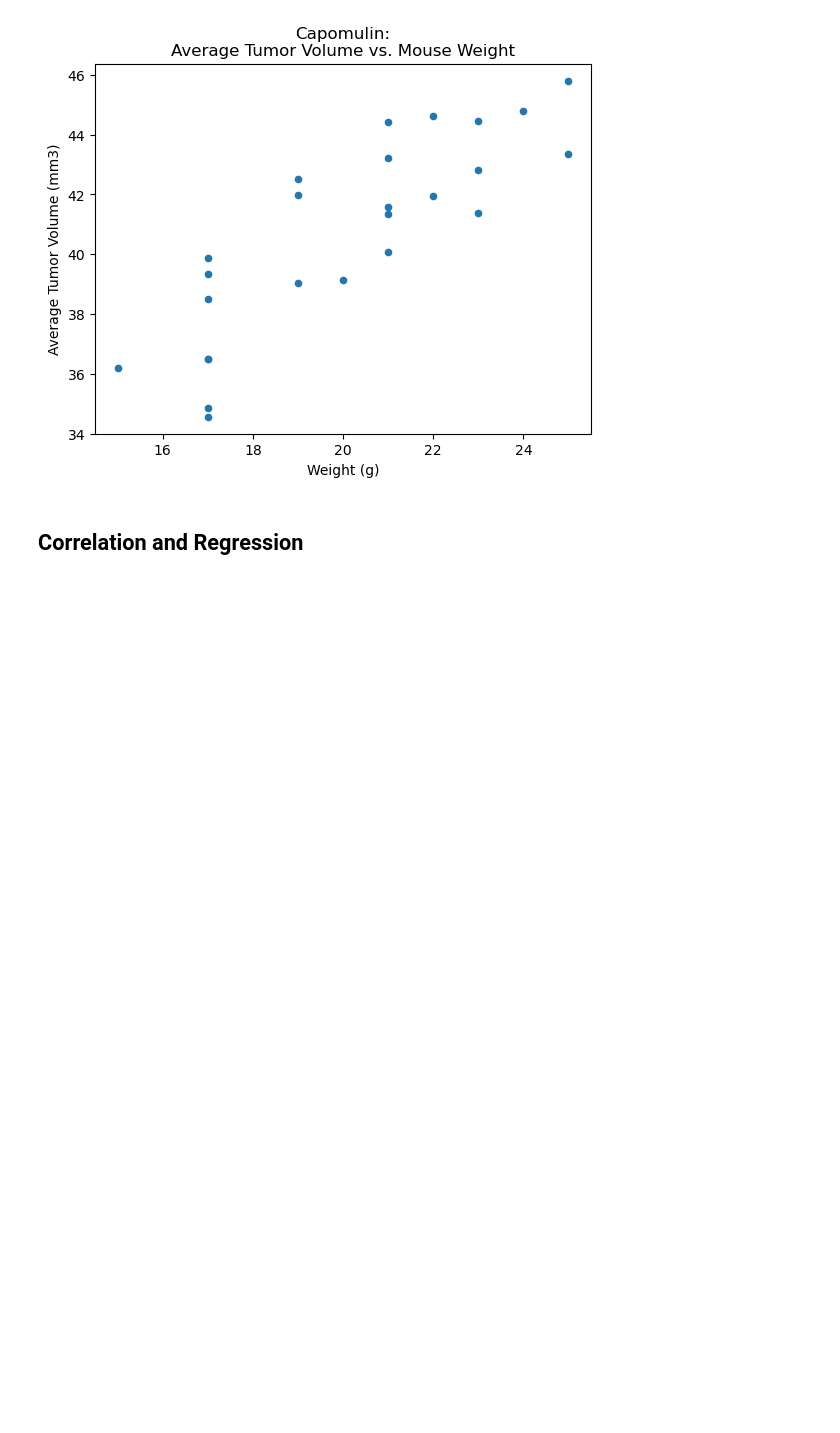
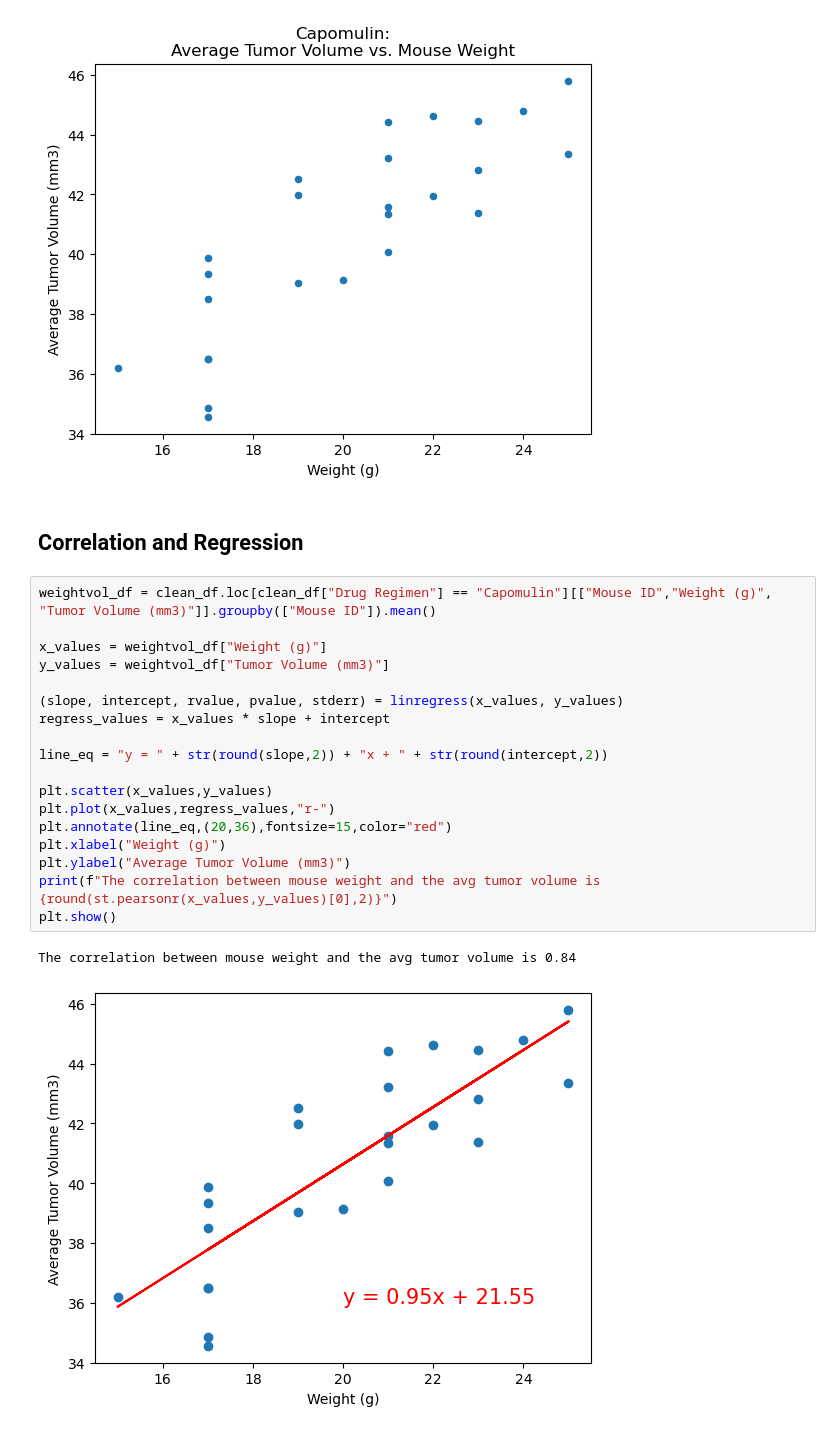
Before and after one commit to chadbarlow/gt-data-bootcamp_challenge-05_matplotlib, a Jupyter notebook: main.ipynb, the cells around one changed output. Saved outputs shown, nothing was run; the diff lists cells and outputs as text; blank space fills up the shorter version.

```diff
--- a/main.ipynb
+++ b/main.ipynb
@@ -344,4 +350,25 @@ cap_df.plot.scatter(
 [figure]
 # %% [markdown]
 ## Correlation and Regression
+# %%
+weightvol_df = clean_df.loc[clean_df["Drug Regimen"] == "Capomulin"][["Mouse ID","Weight (g)", "Tumor Volume (mm3)"]].groupby(["Mouse ID"]).mean()
+
+x_values = weightvol_df["Weight (g)"]
+y_values = weightvol_df["Tumor Volume (mm3)"]
+
+(slope, intercept, rvalue, pvalue, stderr) = linregress(x_values, y_values)
+regress_values = x_values * slope + intercept
+
+line_eq = "y = " + str(round(slope,2)) + "x + " + str(round(intercept,2))
+
+plt.scatter(x_values,y_values)
+plt.plot(x_values,regress_values,"r-")
+plt.annotate(line_eq,(20,36),fontsize=15,color="red")
+plt.xlabel("Weight (g)")
+plt.ylabel("Average Tumor Volume (mm3)")
+print(f"The correlation between mouse weight and the avg tumor volume is {round(st.pearsonr(x_values,y_values)[0],2)}")
+plt.show()
+# %% [output]
+The correlation between mouse weight and the avg tumor volume is 0.84
+[figure, added]
 # %%
```
Also changed, not shown: parts of 6 cells of this notebook.
